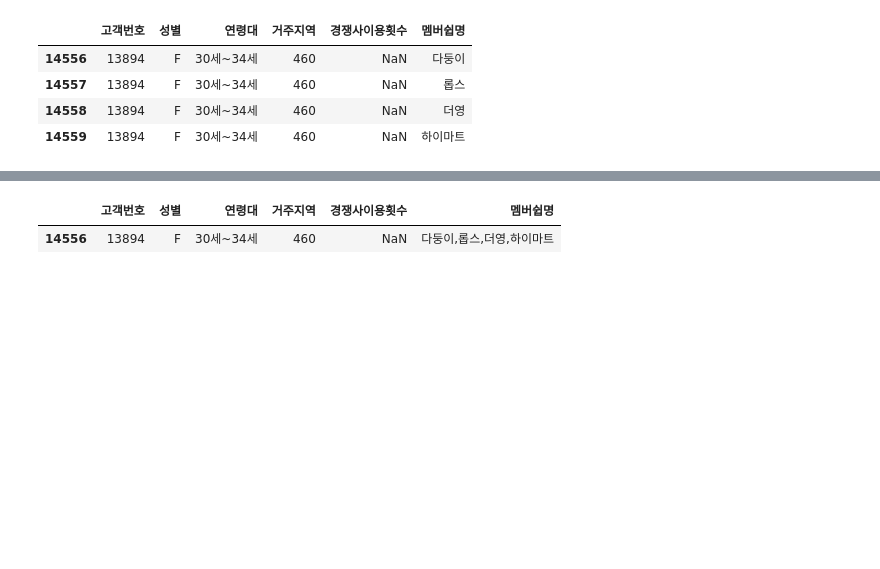
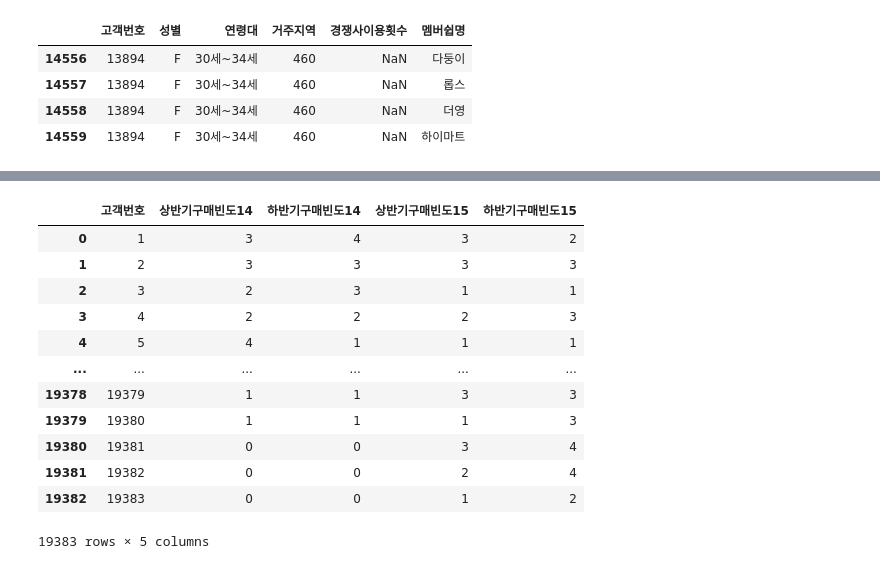
Before and after one commit to HyeonuJeong/Mycakd5, a Jupyter notebook: m5_DB/1차프로젝트테이블.ipynb, the cells around one changed output, grey strips where cells are left out. Cells and saved outputs as stored; diff of their text form; code cells hidden in the pictures; blank space fills up the shorter version.

```diff
--- a/m5_DB/1차프로젝트테이블.ipynb
+++ b/m5_DB/1차프로젝트테이블.ipynb
@@ -195,5 +199,17 @@ Wall time: 48.2 s
-# %%
-dfc[dfc['고객번호'] == '13894']
-# %% [output]
-|  | 고객번호 | 성별 | 연령대 | 거주지역 | 경쟁사이용횟수 | 멤버쉽명 |
-| 14556 | 13894 | F | 30세~34세 | 460 | NaN | 다둥이,롭스,더영,하이마트 |
+# %%
+rank =pd.read_csv("구매회수별등급_수정.csv",encoding='cp949')
+rank
+# %% [output]
+|  | 고객번호 | 상반기구매빈도14 | 하반기구매빈도14 | 상반기구매빈도15 | 하반기구매빈도15 |
+| 0 | 1 | 3 | 4 | 3 | 2 |
+| 1 | 2 | 3 | 3 | 3 | 3 |
+| 2 | 3 | 2 | 3 | 1 | 1 |
+| 3 | 4 | 2 | 2 | 2 | 3 |
+| 4 | 5 | 4 | 1 | 1 | 1 |
+| ... | ... | ... | ... | ... | ... |
+| 19378 | 19379 | 1 | 1 | 3 | 3 |
+| 19379 | 19380 | 1 | 1 | 1 | 3 |
+| 19380 | 19381 | 0 | 0 | 3 | 4 |
+| 19381 | 19382 | 0 | 0 | 2 | 4 |
+| 19382 | 19383 | 0 | 0 | 1 | 2 |
+19383 rows × 5 columns
```
Also changed, not shown: parts of 7 cells of this notebook, 2 other files.
